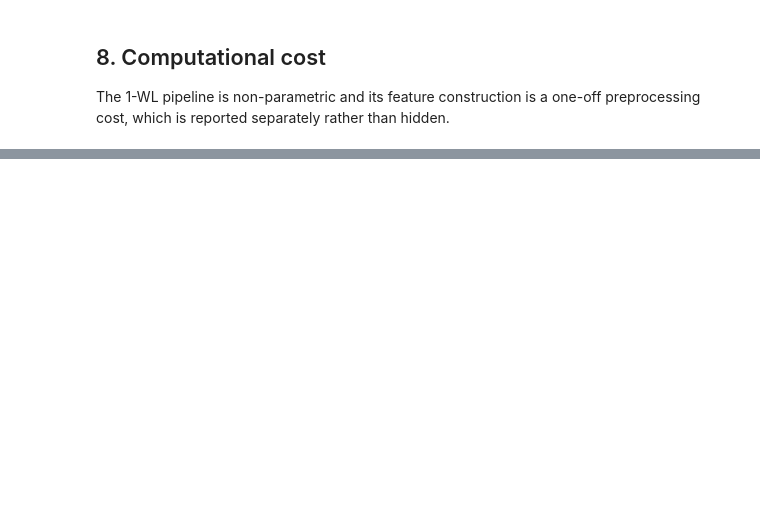
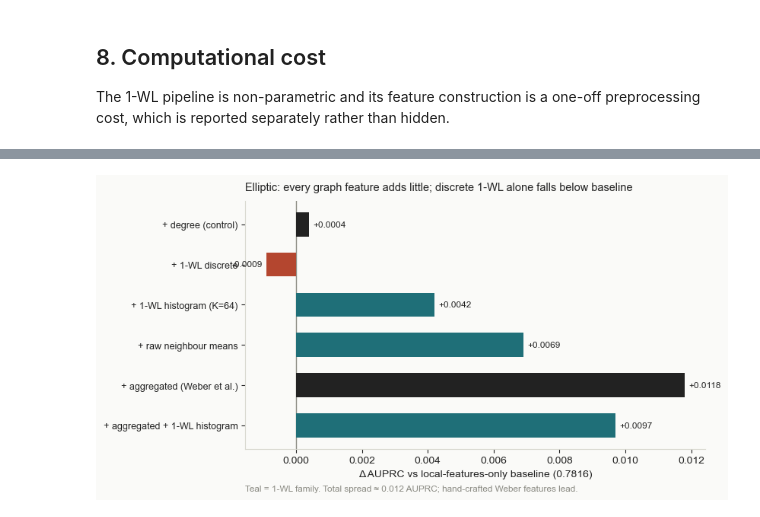
Before and after one commit to hmft0003/wl-fraud-detection, a Jupyter notebook: notebooks/wl_vs_gcn_fraud_detection.ipynb, the cells around one changed output, grey strips where cells are left out. Drawn from its saved outputs; the diff is of its cells as text; code cells hidden in the pictures; blank space fills up the shorter version.

```diff
--- a/notebooks/wl_vs_gcn_fraud_detection.ipynb
+++ b/notebooks/wl_vs_gcn_fraud_detection.ipynb
@@ -557,0 +761,39 @@ print(pd.DataFrame([
+# %%
+Path("figures").mkdir(exist_ok=True)
+PAPER="#FAFAF8"; INK="#222222"; MUTED="#8A8A82"; ACCENT="#1F6F78"; NEG="#B4462F"; HAIR="#D8D8D0"
+mpl.rcParams.update({
+    "font.family":"sans-serif","font.sans-serif":["Arial","DejaVu Sans"],
+    "figure.facecolor":PAPER,"axes.facecolor":PAPER,"savefig.facecolor":PAPER,
+    "axes.edgecolor":HAIR,"axes.linewidth":0.8,"text.color":INK,"axes.labelcolor":INK,
+    "xtick.color":INK,"ytick.color":INK,"axes.spines.top":False,"axes.spines.right":False,
+})
+
+def _mean(s):
+    return float(str(s).split(" ± ")[0])
+# %%
+auprc = ablation["AUPRC"].map(_mean).values
+cond  = ablation["condition"].values
+base_auprc = auprc[0]                              # "Local features only"
+lab   = [c.replace("Local ", "").replace("Local features only", "local only") for c in cond[1:]]
+delta = auprc[1:] - base_auprc
+wlfam = ["1-WL" in c or "neighbour means" in c for c in cond[1:]]
+
+fig, ax = plt.subplots(figsize=(8.4, 4.4))
+ypos = np.arange(len(delta))[::-1]
+colors = [(ACCENT if wlfam[i] else INK) if delta[i] >= 0 else NEG for i in range(len(delta))]
+ax.barh(ypos, delta, color=colors, height=0.6, zorder=3)
+ax.axvline(0, color=MUTED, lw=1)
+for i, yi in enumerate(ypos):
+    d = delta[i]
+    ax.text(d + (0.00012 if d >= 0 else -0.00012), yi, f"{d:+.4f}",
+            va="center", ha="left" if d >= 0 else "right", fontsize=8.5)
+ax.set_yticks(ypos); ax.set_yticklabels(lab, fontsize=9)
+ax.set_xlabel(f"Δ AUPRC vs local-features-only baseline ({base_auprc:.4f})")
+ax.set_title("Elliptic: every graph feature adds little; discrete 1-WL alone falls below baseline",
+             fontsize=10.5, loc="left", pad=10)
+ax.text(0, -0.17, "Teal = 1-WL family. Total spread ≈ 0.012 AUPRC; hand-crafted Weber features lead.",
+        transform=ax.transAxes, fontsize=8.5, color=MUTED)
+fig.tight_layout(); fig.savefig("figures/fig_ablation_lift.png", dpi=200, bbox_inches="tight")
+plt.show()
+# %% [output]
+[figure, added]
```
Also changed, not shown: parts of 28 cells of this notebook.
